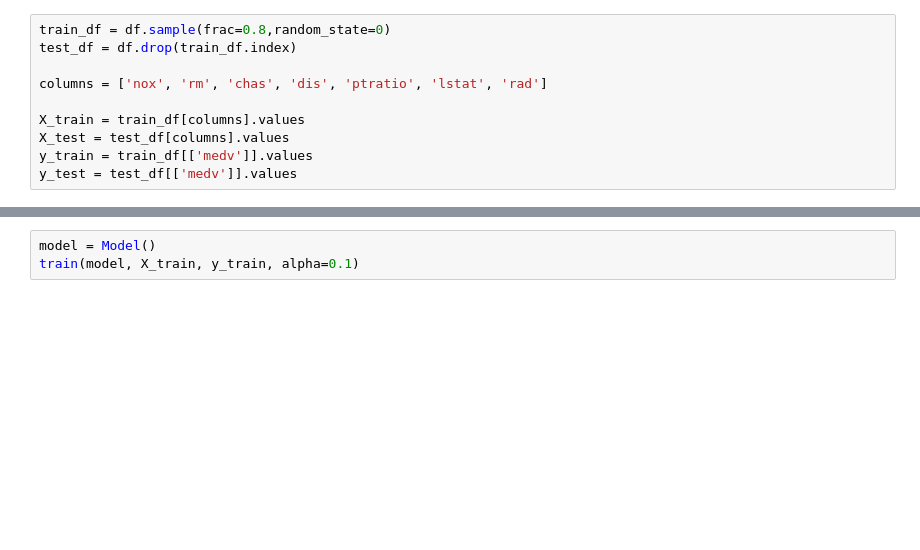
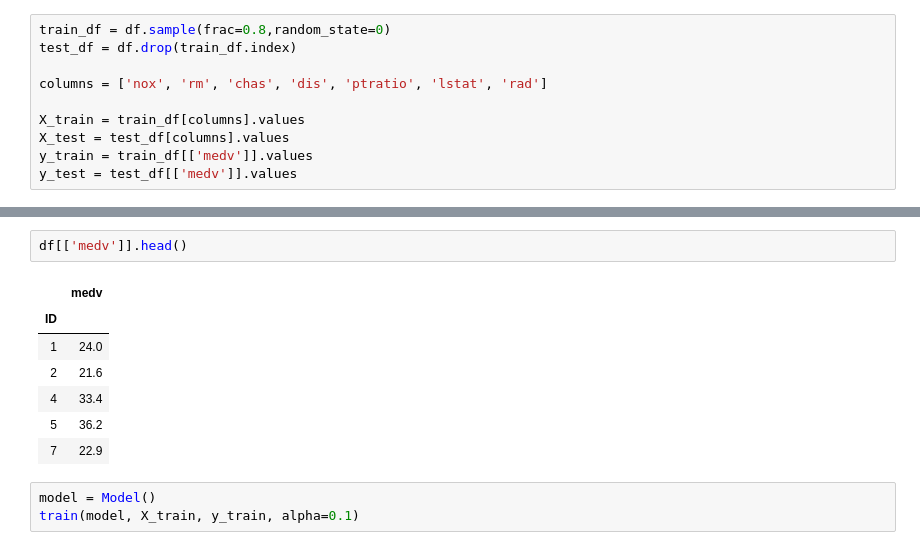
Before and after one commit to securetorobert/MEST, a Jupyter notebook: MEST_DAY_3.ipynb, the cells around one changed output, grey strips where cells are left out. Saved outputs shown, nothing was run; the diff lists cells and outputs as text; blank space fills up the shorter version.

```diff
--- a/MEST_DAY_3.ipynb
+++ b/MEST_DAY_3.ipynb
@@ -143,3 +153,13 @@ y_test = test_df[['medv']].values
+# %%
+df[['medv']].head()
+# %% [output]
+|  | medv |
+| ID |  |
+| 1 | 24.0 |
+| 2 | 21.6 |
+| 4 | 33.4 |
+| 5 | 36.2 |
+| 7 | 22.9 |
 # %%
 model = Model()
 train(model, X_train, y_train, alpha=0.1)
```
Also changed, not shown: parts of 5 cells of this notebook, 1 other file.
